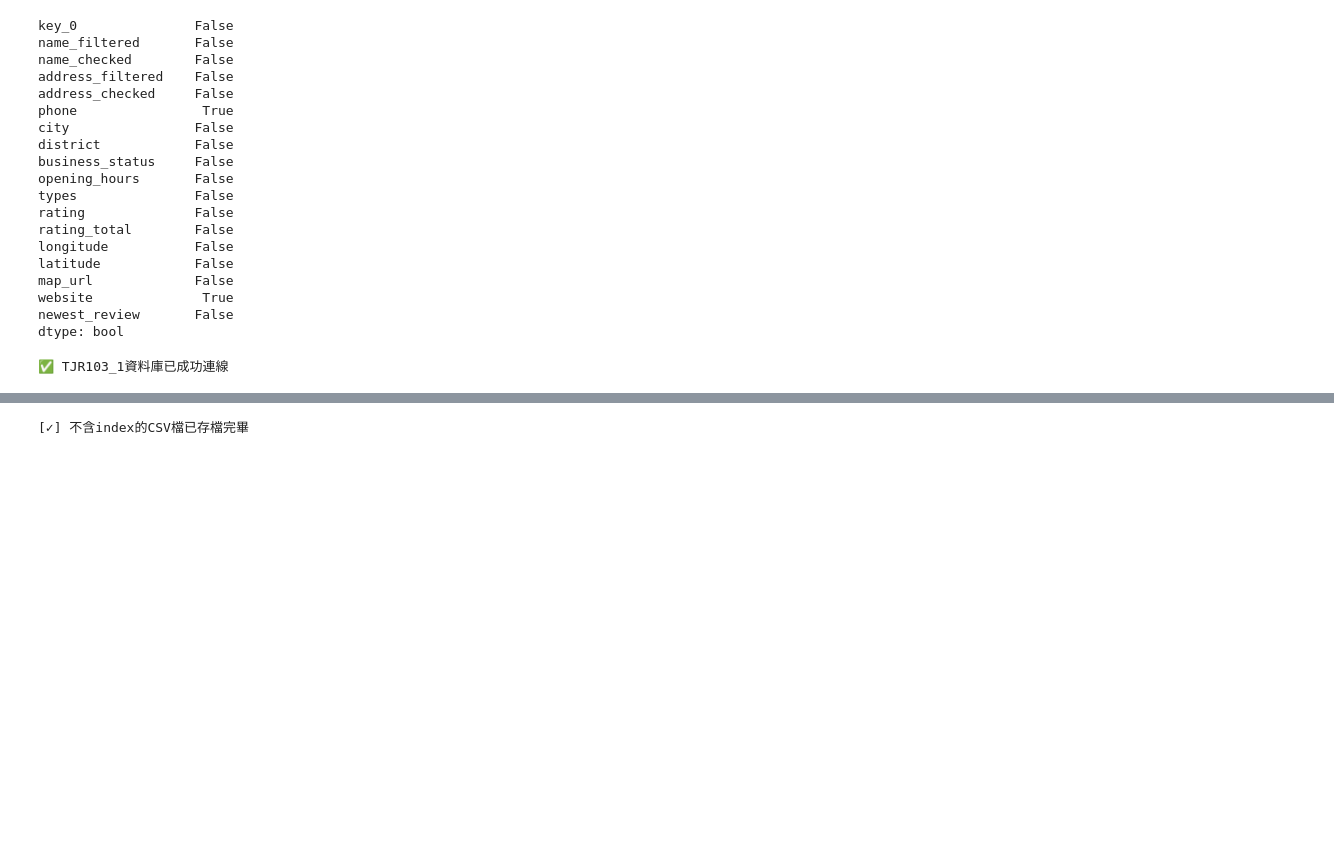
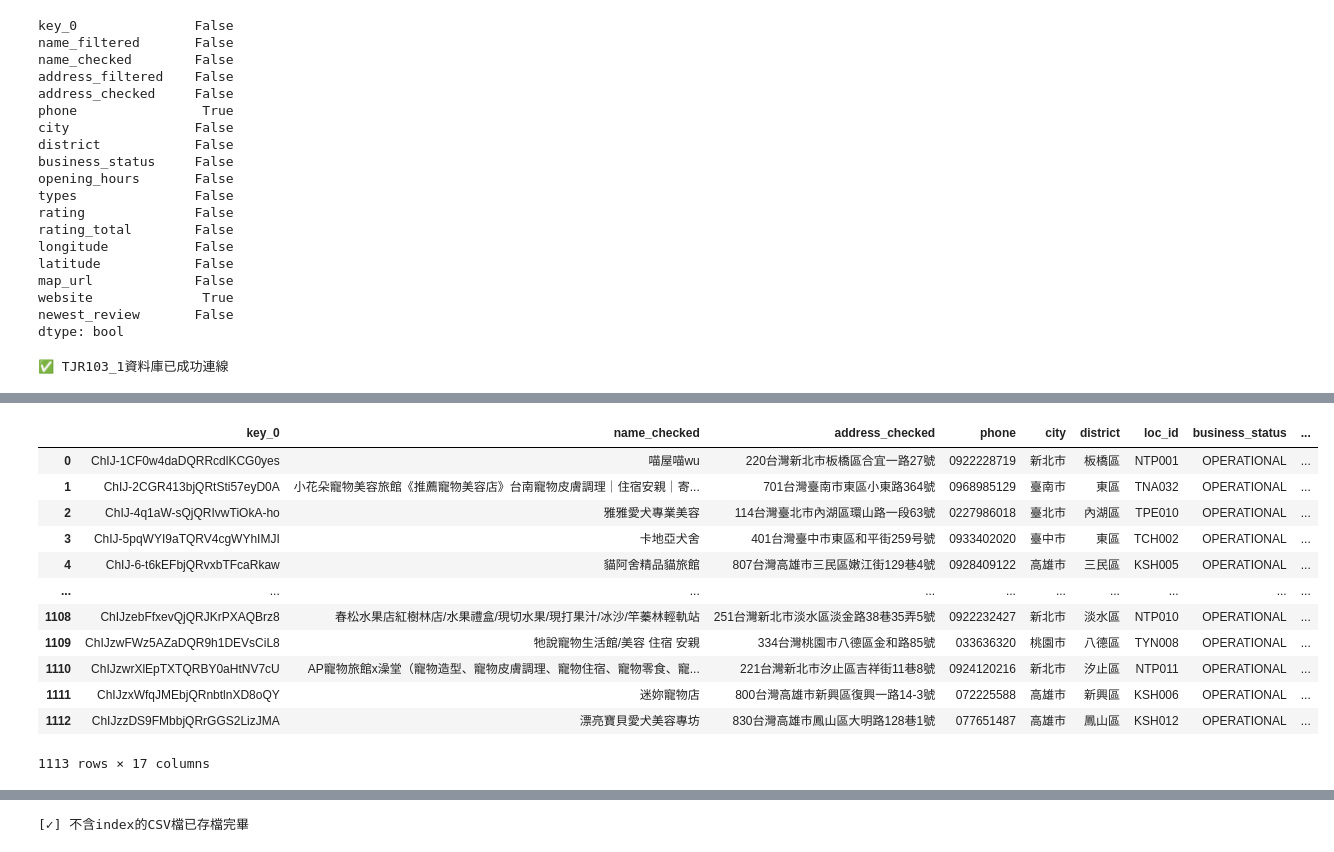
Before and after one commit to refinism-B/TJR103-Group-1-Project, a Jupyter notebook: code/2_arthur/notebook/pet_hotel_etl.ipynb, the cells around one changed output, grey strips where cells are left out. Cells and saved outputs as stored; diff of their text form; code cells hidden in the pictures; blank space fills up the shorter version.

```diff
--- a/code/2_arthur/notebook/pet_hotel_etl.ipynb
+++ b/code/2_arthur/notebook/pet_hotel_etl.ipynb
@@ -448,28 +432,37 @@ df_final[df_final["loc_id"].isna()]
-# %%
-df_final = df_final.drop(columns=["city_y"])
-df_final
-# %%
-df_final = df_final.rename(columns={"city_x": "city"})
-df_final
 # %%
 columns = [
     "key_0",
     "name_checked",
     "address_checked",
     "phone",
     "city",
     "district",
+    "loc_id",
     "business_status",
     "opening_hours",
     "types",
     "rating",
     "rating_total",
     "longitude",
     "latitude",
     "map_url",
     "website",
     "newest_review",
 ]
 
 df_final = df_final[columns]
 df_final
+# %% [output]
+|  | key_0 | name_checked | address_checked | phone | city | district | loc_id | business_status | ... |
+| 0 | ChIJ-1CF0w4daDQRRcdlKCG0yes | 喵屋喵wu | 220台灣新北市板橋區合宜一路27號 | 0922228719 | 新北市 | 板橋區 | NTP001 | OPERATIONAL | ... |
+| 1 | ChIJ-2CGR413bjQRtSti57eyD0A | 小花朵寵物美容旅館《推薦寵物美容店》台南寵物皮膚調理｜住宿安親｜寄... | 701台灣臺南市東區小東路364號 | 0968985129 | 臺南市 | 東區 | TNA032 | OPERATIONAL | ... |
+| 2 | ChIJ-4q1aW-sQjQRIvwTiOkA-ho | 雅雅愛犬專業美容 | 114台灣臺北市內湖區環山路一段63號 | 0227986018 | 臺北市 | 內湖區 | TPE010 | OPERATIONAL | ... |
+| 3 | ChIJ-5pqWYI9aTQRV4cgWYhIMJI | 卡地亞犬舍 | 401台灣臺中市東區和平街259号號 | 0933402020 | 臺中市 | 東區 | TCH002 | OPERATIONAL | ... |
+| 4 | ChIJ-6-t6kEFbjQRvxbTFcaRkaw | 貓阿舍精品貓旅館 | 807台灣高雄市三民區嫩江街129巷4號 | 0928409122 | 高雄市 | 三民區 | KSH005 | OPERATIONAL | ... |
+| ... | ... | ... | ... | ... | ... | ... | ... | ... | ... |
+| 1108 | ChIJzebFfxevQjQRJKrPXAQBrz8 | 春松水果店紅樹林店/水果禮盒/現切水果/現打果汁/冰沙/竿蓁林輕軌站 | 251台灣新北市淡水區淡金路38巷35弄5號 | 0922232427 | 新北市 | 淡水區 | NTP010 | OPERATIONAL | ... |
+| 1109 | ChIJzwFWz5AZaDQR9h1DEVsCiL8 | 牠說寵物生活館/美容 住宿 安親 | 334台灣桃園市八德區金和路85號 | 033636320 | 桃園市 | 八德區 | TYN008 | OPERATIONAL | ... |
+| 1110 | ChIJzwrXlEpTXTQRBY0aHtNV7cU | AP寵物旅館x澡堂（寵物造型、寵物皮膚調理、寵物住宿、寵物零食、寵... | 221台灣新北市汐止區吉祥街11巷8號 | 0924120216 | 新北市 | 汐止區 | NTP011 | OPERATIONAL | ... |
+| 1111 | ChIJzxWfqJMEbjQRnbtlnXD8oQY | 迷妳寵物店 | 800台灣高雄市新興區復興一路14-3號 | 072225588 | 高雄市 | 新興區 | KSH006 | OPERATIONAL | ... |
+| 1112 | ChIJzzDS9FMbbjQRrGGS2LizJMA | 漂亮寶貝愛犬美容專坊 | 830台灣高雄市鳳山區大明路128巷1號 | 077651487 | 高雄市 | 鳳山區 | KSH012 | OPERATIONAL | ... |
+1113 rows × 17 columns
```
Also changed, not shown: parts of 14 cells of this notebook, 2 other files.
